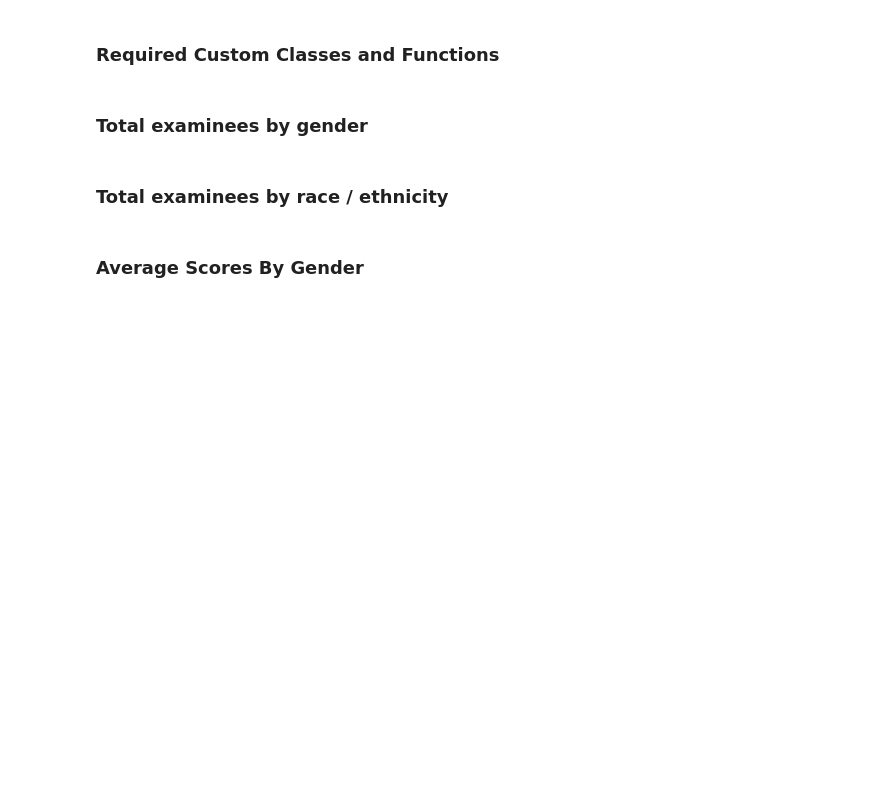
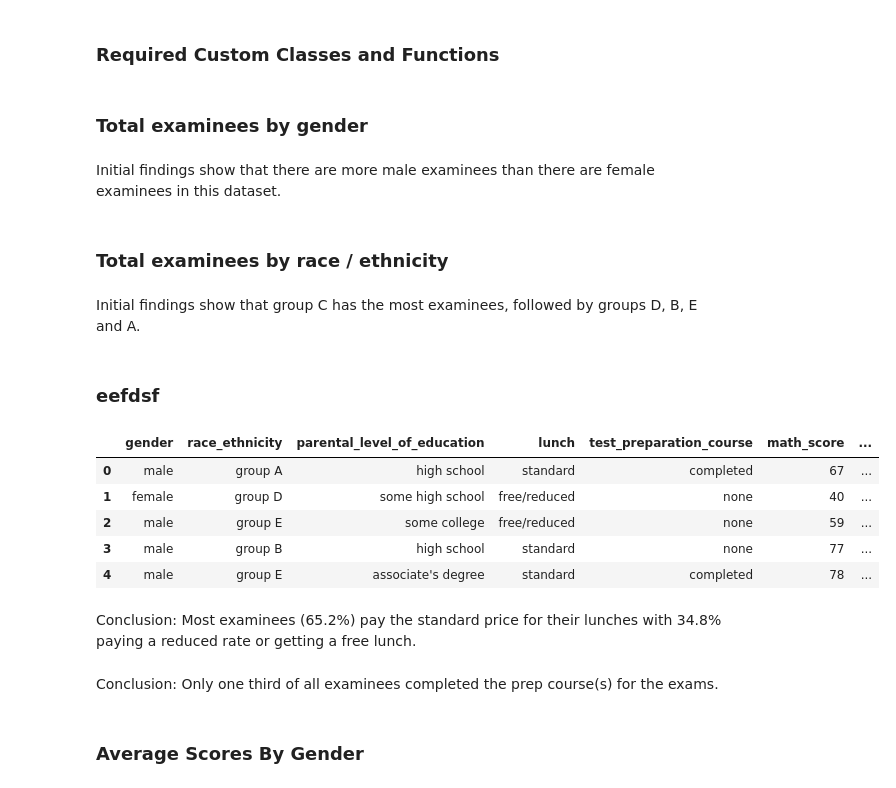
Before and after one commit to York13Pud/python-kaggle-challenges, a Jupyter notebook: exam-scores/exam-scores-notebook.ipynb, the cells around one changed output. Drawn from its saved outputs; the diff is of its cells as text; code cells hidden in the pictures; blank space fills up the shorter version.

```diff
--- a/exam-scores/exam-scores-notebook.ipynb
+++ b/exam-scores/exam-scores-notebook.ipynb
@@ -240,6 +242,8 @@ fig_pie_gender = create_pi_chart(df_source = exam_scores_df,
 
 
 fig_pie_gender.show();
+# %% [markdown]
+Initial findings show that there are more male examinees than there are female examinees in this dataset.
 # %% [markdown]
 ### Total examinees by race / ethnicity
 # %%
@@ -249,3 +253,16 @@ fig_pie_race = create_pi_chart(df_source = exam_scores_df,
 
 
 fig_pie_race.show();
+# %% [markdown]
+Initial findings show that group C has the most examinees, followed by groups D, B, E and A.
+# %% [markdown]
+### eefdsf
+# %%
+exam_scores_df.head()
+# %% [output]
+|  | gender | race_ethnicity | parental_level_of_education | lunch | test_preparation_course | math_score | ... |
+| 0 | male | group A | high school | standard | completed | 67 | ... |
+| 1 | female | group D | some high school | free/reduced | none | 40 | ... |
+| 2 | male | group E | some college | free/reduced | none | 59 | ... |
+| 3 | male | group B | high school | standard | none | 77 | ... |
+| 4 | male | group E | associate's degree | standard | completed | 78 | ... |
@@ -251,0 +283,2 @@ fig_pie_race.show();
+# %% [markdown]
+Conclusion: Most examinees (65.2%) pay the standard price for their lunches with 34.8% paying a reduced rate or getting a free lunch.
@@ -252,3 +292,5 @@ fig_pie_race.show();
+# %% [markdown]
+Conclusion: Only one third of all examinees completed the prep course(s) for the exams.
 # %% [markdown]
 ### Average Scores By Gender
 # %% [markdown]
```
Also changed, not shown: parts of 4 cells of this notebook.
